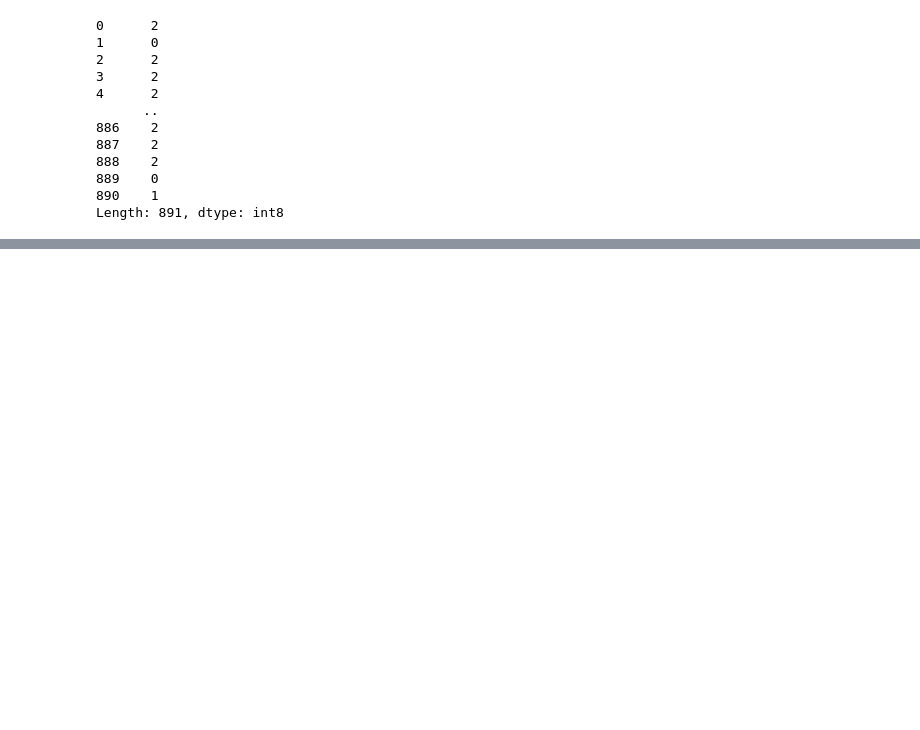
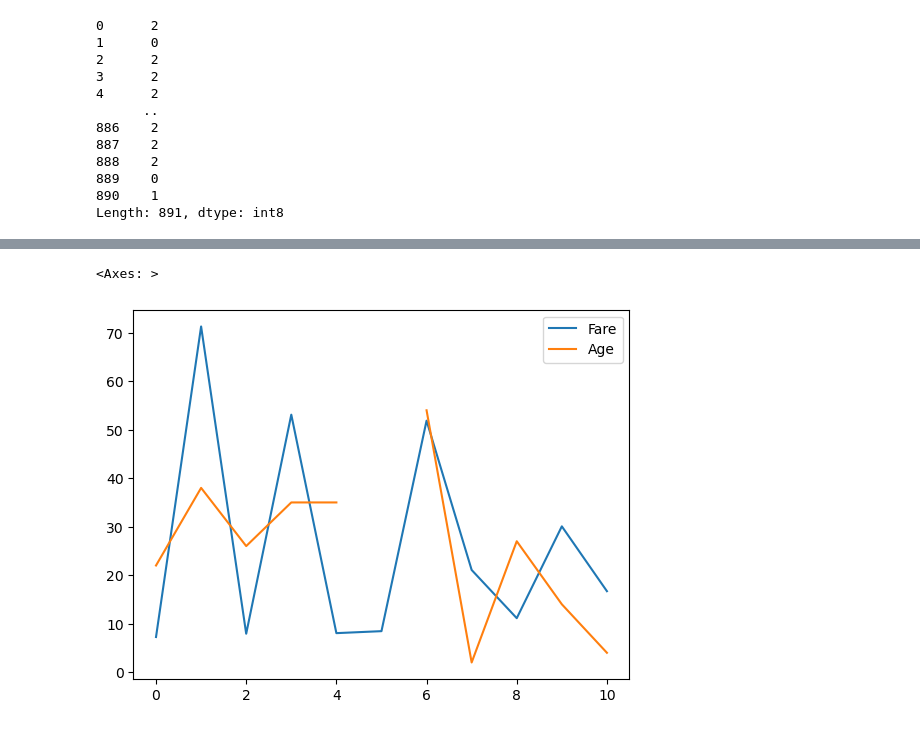
Before and after one commit to AnilSathi23/Python, a Jupyter notebook: Data Science with Python/Sessions/Pandas/Pandas ADSP Batch1 March.ipynb, the cells around one changed output, grey strips where cells are left out. Drawn from its saved outputs; the diff is of its cells as text; code cells hidden in the pictures; blank space fills up the shorter version.

```diff
--- a/Data Science with Python/Sessions/Pandas/Pandas ADSP Batch1 March.ipynb
+++ b/Data Science with Python/Sessions/Pandas/Pandas ADSP Batch1 March.ipynb
@@ -1547,0 +1740,5 @@ Length: 891, dtype: int8
+# %%
+df.loc[:10, ['Fare', 'Age']].plot()  # it plot a simple line plot
+# %% [output]
+<Axes: >
+[figure, added]
```
Also changed, not shown: parts of 29 cells of this notebook, 2 other files.
